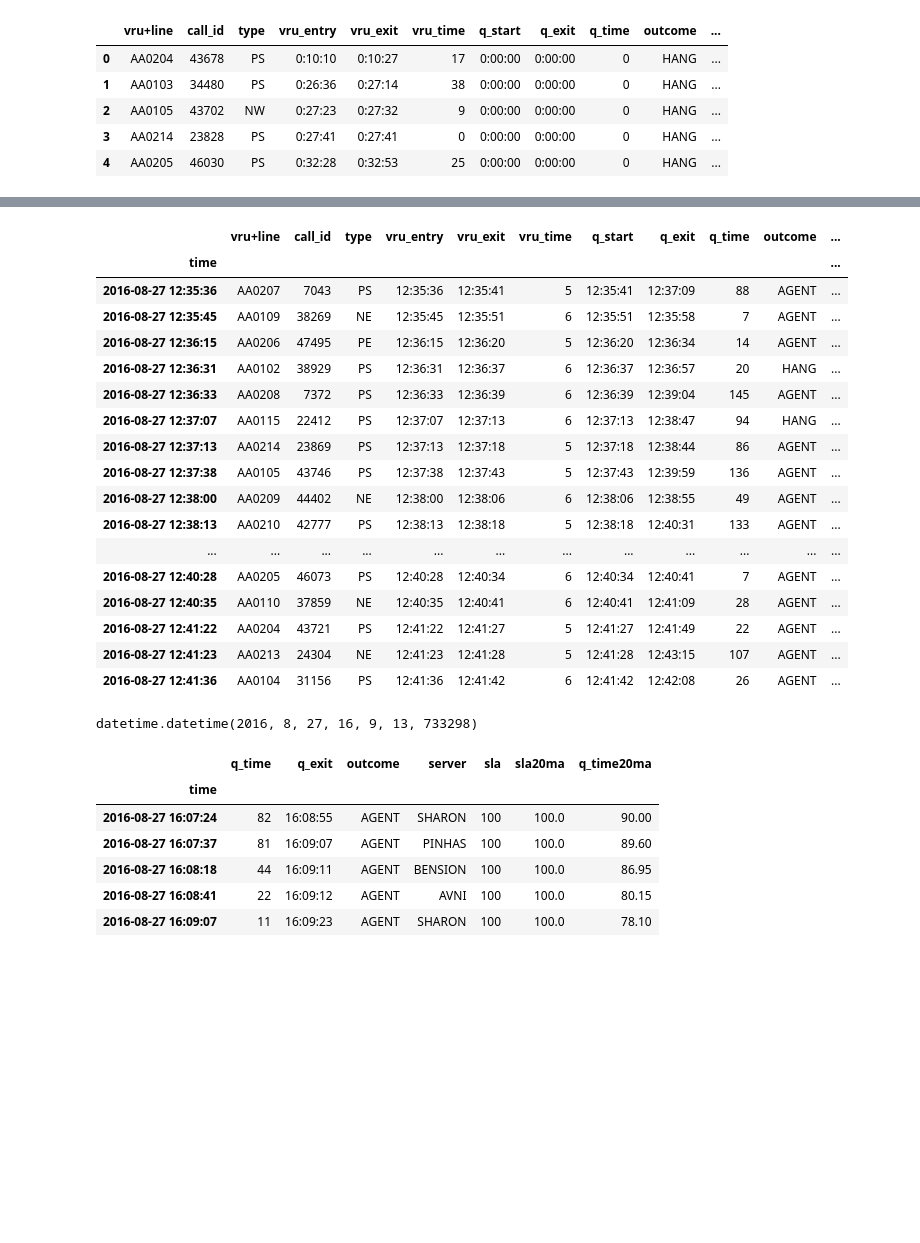
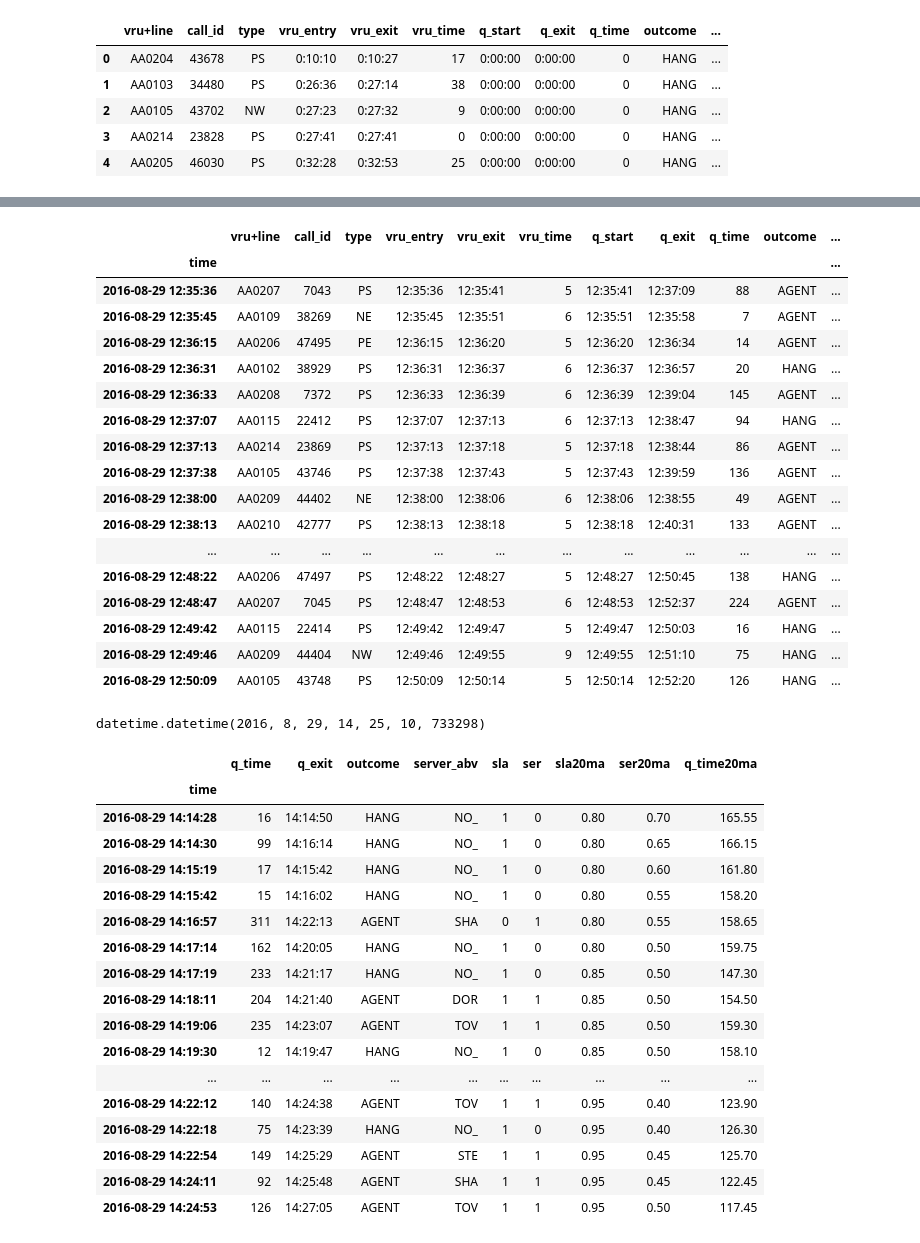
Before and after one commit to barntrosna/bokeh-project, a Jupyter notebook: calls_notebook.ipynb, the cells around one changed output, grey strips where cells are left out. Saved outputs shown, nothing was run; the diff lists cells and outputs as text; code cells hidden in the pictures; blank space fills up the shorter version.

```diff
--- a/calls_notebook.ipynb
+++ b/calls_notebook.ipynb
@@ -44,59 +45,79 @@ calls.tail()
 # %%
 #now = pd.datetime.now()
-now = pd.datetime(2016, 8, 27, 16, 9, 13, 733298)
+now = pd.datetime(2016, 8, 29, 14, 25, 10, 733298)
 past = calls[calls.index < now]
 # %%
-past[1000:1020]
+past[1000:1050]
 # %% [output]
 |  | vru+line | call_id | type | vru_entry | vru_exit | vru_time | q_start | q_exit | q_time | outcome | ... |
 | time |  |  |  |  |  |  |  |  |  |  | ... |
-| 2016-08-27 12:35:36 | AA0207 | 7043 | PS | 12:35:36 | 12:35:41 | 5 | 12:35:41 | 12:37:09 | 88 | AGENT | ... |
-| 2016-08-27 12:35:45 | AA0109 | 38269 | NE | 12:35:45 | 12:35:51 | 6 | 12:35:51 | 12:35:58 | 7 | AGENT | ... |
-| 2016-08-27 12:36:15 | AA0206 | 47495 | PE | 12:36:15 | 12:36:20 | 5 | 12:36:20 | 12:36:34 | 14 | AGENT | ... |
-| 2016-08-27 12:36:31 | AA0102 | 38929 | PS | 12:36:31 | 12:36:37 | 6 | 12:36:37 | 12:36:57 | 20 | HANG | ... |
-| 2016-08-27 12:36:33 | AA0208 | 7372 | PS | 12:36:33 | 12:36:39 | 6 | 12:36:39 | 12:39:04 | 145 | AGENT | ... |
-| 2016-08-27 12:37:07 | AA0115 | 22412 | PS | 12:37:07 | 12:37:13 | 6 | 12:37:13 | 12:38:47 | 94 | HANG | ... |
-| 2016-08-27 12:37:13 | AA0214 | 23869 | PS | 12:37:13 | 12:37:18 | 5 | 12:37:18 | 12:38:44 | 86 | AGENT | ... |
-| 2016-08-27 12:37:38 | AA0105 | 43746 | PS | 12:37:38 | 12:37:43 | 5 | 12:37:43 | 12:39:59 | 136 | AGENT | ... |
-| 2016-08-27 12:38:00 | AA0209 | 44402 | NE | 12:38:00 | 12:38:06 | 6 | 12:38:06 | 12:38:55 | 49 | AGENT | ... |
-| 2016-08-27 12:38:13 | AA0210 | 42777 | PS | 12:38:13 | 12:38:18 | 5 | 12:38:18 | 12:40:31 | 133 | AGENT | ... |
+| 2016-08-29 12:35:36 | AA0207 | 7043 | PS | 12:35:36 | 12:35:41 | 5 | 12:35:41 | 12:37:09 | 88 | AGENT | ... |
+| 2016-08-29 12:35:45 | AA0109 | 38269 | NE | 12:35:45 | 12:35:51 | 6 | 12:35:51 | 12:35:58 | 7 | AGENT | ... |
+| 2016-08-29 12:36:15 | AA0206 | 47495 | PE | 12:36:15 | 12:36:20 | 5 | 12:36:20 | 12:36:34 | 14 | AGENT | ... |
+| 2016-08-29 12:36:31 | AA0102 | 38929 | PS | 12:36:31 | 12:36:37 | 6 | 12:36:37 | 12:36:57 | 20 | HANG | ... |
+| 2016-08-29 12:36:33 | AA0208 | 7372 | PS | 12:36:33 | 12:36:39 | 6 | 12:36:39 | 12:39:04 | 145 | AGENT | ... |
+| 2016-08-29 12:37:07 | AA0115 | 22412 | PS | 12:37:07 | 12:37:13 | 6 | 12:37:13 | 12:38:47 | 94 | HANG | ... |
+| 2016-08-29 12:37:13 | AA0214 | 23869 | PS | 12:37:13 | 12:37:18 | 5 | 12:37:18 | 12:38:44 | 86 | AGENT | ... |
+| 2016-08-29 12:37:38 | AA0105 | 43746 | PS | 12:37:38 | 12:37:43 | 5 | 12:37:43 | 12:39:59 | 136 | AGENT | ... |
+| 2016-08-29 12:38:00 | AA0209 | 44402 | NE | 12:38:00 | 12:38:06 | 6 | 12:38:06 | 12:38:55 | 49 | AGENT | ... |
+| 2016-08-29 12:38:13 | AA0210 | 42777 | PS | 12:38:13 | 12:38:18 | 5 | 12:38:18 | 12:40:31 | 133 | AGENT | ... |
 | ... | ... | ... | ... | ... | ... | ... | ... | ... | ... | ... | ... |
-| 2016-08-27 12:40:28 | AA0205 | 46073 | PS | 12:40:28 | 12:40:34 | 6 | 12:40:34 | 12:40:41 | 7 | AGENT | ... |
-| 2016-08-27 12:40:35 | AA0110 | 37859 | NE | 12:40:35 | 12:40:41 | 6 | 12:40:41 | 12:41:09 | 28 | AGENT | ... |
-| 2016-08-27 12:41:22 | AA0204 | 43721 | PS | 12:41:22 | 12:41:27 | 5 | 12:41:27 | 12:41:49 | 22 | AGENT | ... |
-| 2016-08-27 12:41:23 | AA0213 | 24304 | NE | 12:41:23 | 12:41:28 | 5 | 12:41:28 | 12:43:15 | 107 | AGENT | ... |
-| 2016-08-27 12:41:36 | AA0104 | 31156 | PS | 12:41:36 | 12:41:42 | 6 | 12:41:42 | 12:42:08 | 26 | AGENT | ... |
+| 2016-08-29 12:48:22 | AA0206 | 47497 | PS | 12:48:22 | 12:48:27 | 5 | 12:48:27 | 12:50:45 | 138 | HANG | ... |
+| 2016-08-29 12:48:47 | AA0207 | 7045 | PS | 12:48:47 | 12:48:53 | 6 | 12:48:53 | 12:52:37 | 224 | AGENT | ... |
+| 2016-08-29 12:49:42 | AA0115 | 22414 | PS | 12:49:42 | 12:49:47 | 5 | 12:49:47 | 12:50:03 | 16 | HANG | ... |
+| 2016-08-29 12:49:46 | AA0209 | 44404 | NW | 12:49:46 | 12:49:55 | 9 | 12:49:55 | 12:51:10 | 75 | HANG | ... |
+| 2016-08-29 12:50:09 | AA0105 | 43748 | PS | 12:50:09 | 12:50:14 | 5 | 12:50:14 | 12:52:20 | 126 | HANG | ... |
 # %%
 now
 # %% [output]
-datetime.datetime(2016, 8, 27, 16, 9, 13, 733298)
+datetime.datetime(2016, 8, 29, 14, 25, 10, 733298)
 # %%
 import numpy as np
 import math
-q = past.loc[:,['q_time','q_exit', 'outcome', 'server']]
+q = past.loc[:,['q_time','q_exit', 'outcome', 'server_abv']]
 q = q[(q['outcome'] == 'AGENT')
       | ((q['q_time'] > 0) & (make_today(q['q_exit']) < now))]
 
 
-def is_in_sla(row):
+def within_sla(row):
     if row['q_time'] <= 300:
-        val = 100
+        val = 1
     else:
         val = 0
     return val
 
-q['sla'] = q.apply(is_in_sla, axis=1)
+def service(row):
+    if row['outcome'] == "AGENT":
+        ser = 1
+    else:
+        ser = 0
+    return ser
+
+q['sla'] = q.apply(within_sla, axis=1)
+q['ser'] = q.apply(service, axis=1)
 q['sla20ma'] = pd.Series(q['sla']).rolling(window=20).mean()
+q['ser20ma'] = pd.Series(q['ser']).rolling(window=20).mean()
 q['q_time20ma'] = pd.Series(q['q_time']).rolling(window=20).mean()
-q.tail()
+q.tail(20)
 # %% [output]
-|  | q_time | q_exit | outcome | server | sla | sla20ma | q_time20ma |
-| time |  |  |  |  |  |  |  |
-| 2016-08-27 16:07:24 | 82 | 16:08:55 | AGENT | SHARON | 100 | 100.0 | 90.00 |
-| 2016-08-27 16:07:37 | 81 | 16:09:07 | AGENT | PINHAS | 100 | 100.0 | 89.60 |
-| 2016-08-27 16:08:18 | 44 | 16:09:11 | AGENT | BENSION | 100 | 100.0 | 86.95 |
-| 2016-08-27 16:08:41 | 22 | 16:09:12 | AGENT | AVNI | 100 | 100.0 | 80.15 |
-| 2016-08-27 16:09:07 | 11 | 16:09:23 | AGENT | SHARON | 100 | 100.0 | 78.10 |
+|  | q_time | q_exit | outcome | server_abv | sla | ser | sla20ma | ser20ma | q_time20ma |
+| time |  |  |  |  |  |  |  |  |  |
+| 2016-08-29 14:14:28 | 16 | 14:14:50 | HANG | NO_ | 1 | 0 | 0.80 | 0.70 | 165.55 |
+| 2016-08-29 14:14:30 | 99 | 14:16:14 | HANG | NO_ | 1 | 0 | 0.80 | 0.65 | 166.15 |
+| 2016-08-29 14:15:19 | 17 | 14:15:42 | HANG | NO_ | 1 | 0 | 0.80 | 0.60 | 161.80 |
+| 2016-08-29 14:15:42 | 15 | 14:16:02 | HANG | NO_ | 1 | 0 | 0.80 | 0.55 | 158.20 |
+| 2016-08-29 14:16:57 | 311 | 14:22:13 | AGENT | SHA | 0 | 1 | 0.80 | 0.55 | 158.65 |
+| 2016-08-29 14:17:14 | 162 | 14:20:05 | HANG | NO_ | 1 | 0 | 0.80 | 0.50 | 159.75 |
+| 2016-08-29 14:17:19 | 233 | 14:21:17 | HANG | NO_ | 1 | 0 | 0.85 | 0.50 | 147.30 |
+| 2016-08-29 14:18:11 | 204 | 14:21:40 | AGENT | DOR | 1 | 1 | 0.85 | 0.50 | 154.50 |
+| 2016-08-29 14:19:06 | 235 | 14:23:07 | AGENT | TOV | 1 | 1 | 0.85 | 0.50 | 159.30 |
+| 2016-08-29 14:19:30 | 12 | 14:19:47 | HANG | NO_ | 1 | 0 | 0.85 | 0.50 | 158.10 |
+| ... | ... | ... | ... | ... | ... | ... | ... | ... | ... |
+| 2016-08-29 14:22:12 | 140 | 14:24:38 | AGENT | TOV | 1 | 1 | 0.95 | 0.40 | 123.90 |
+| 2016-08-29 14:22:18 | 75 | 14:23:39 | HANG | NO_ | 1 | 0 | 0.95 | 0.40 | 126.30 |
+| 2016-08-29 14:22:54 | 149 | 14:25:29 | AGENT | STE | 1 | 1 | 0.95 | 0.45 | 125.70 |
+| 2016-08-29 14:24:11 | 92 | 14:25:48 | AGENT | SHA | 1 | 1 | 0.95 | 0.45 | 122.45 |
+| 2016-08-29 14:24:53 | 126 | 14:27:05 | AGENT | TOV | 1 | 1 | 0.95 | 0.50 | 117.45 |
 # %%
 total_calls = len(past.index)
 
```
Also changed, not shown: parts of 7 cells of this notebook, 2 other files.
